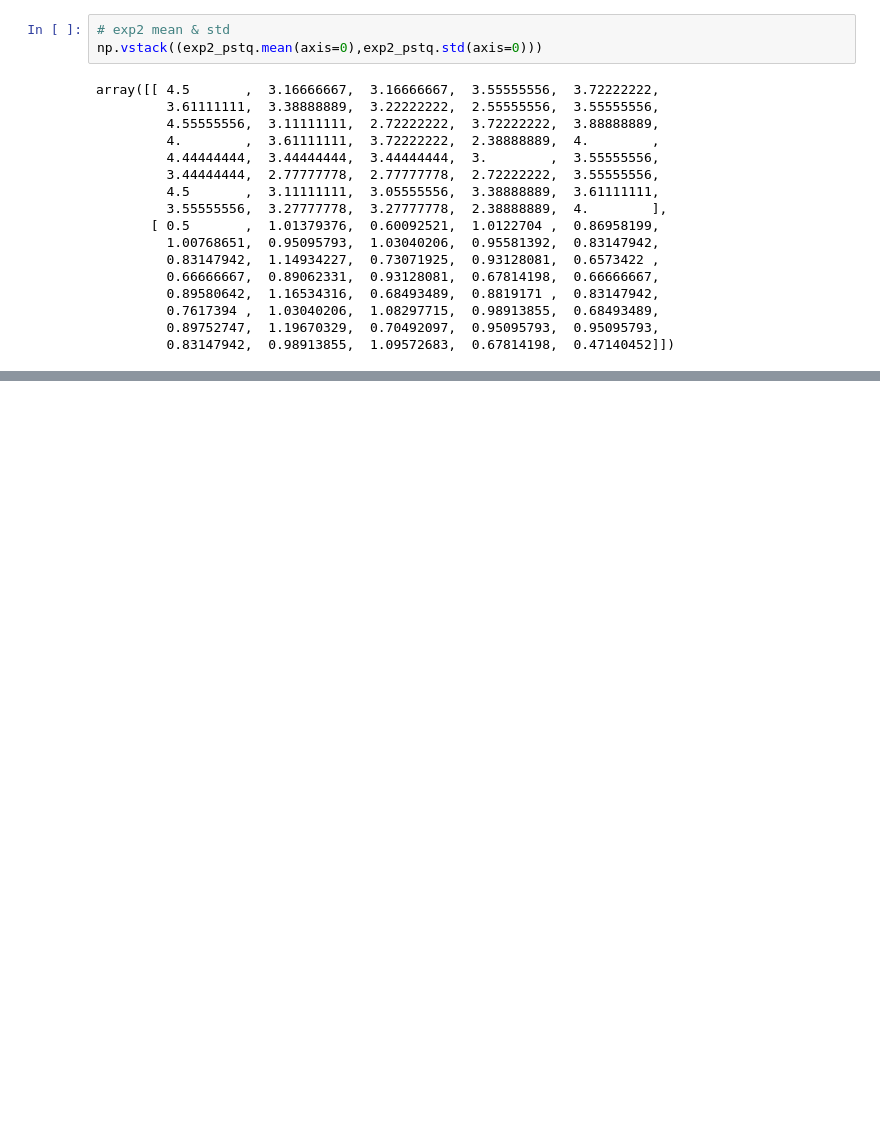
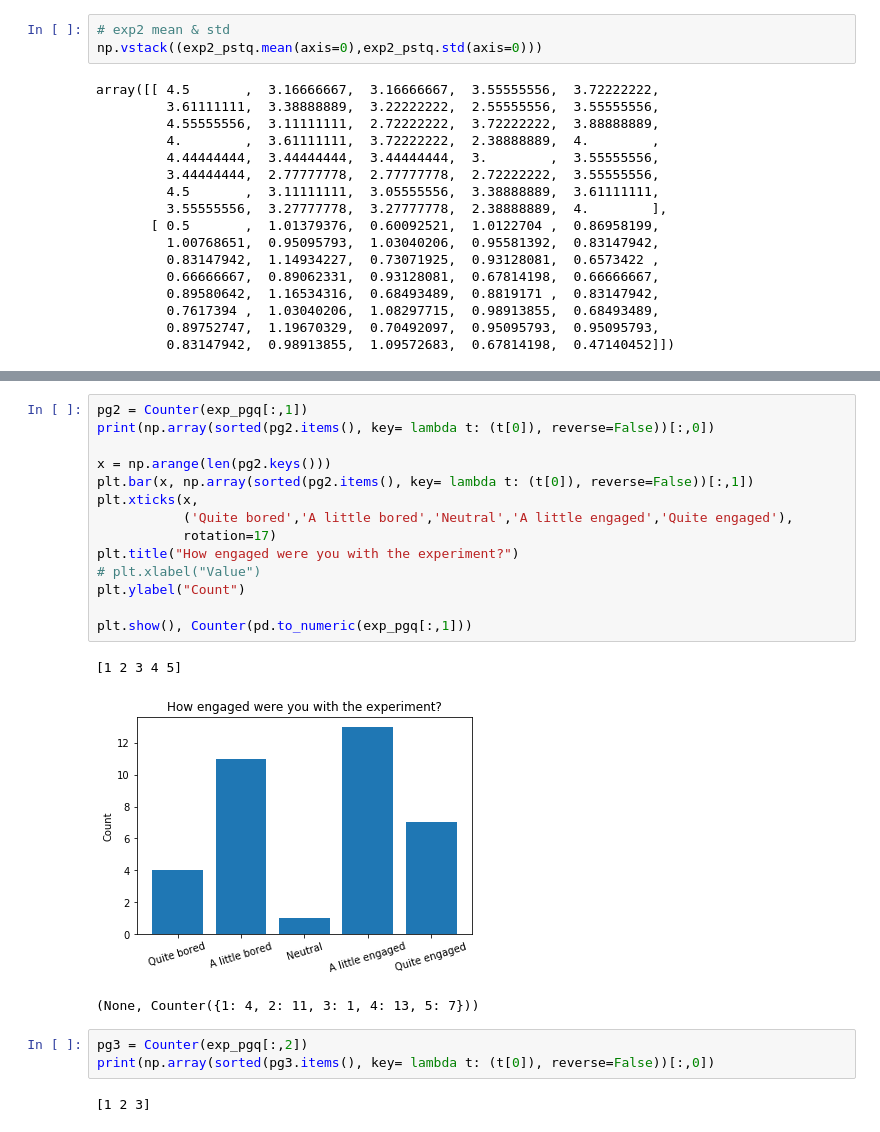
Before and after one commit to Kai-Monash/code, a Jupyter notebook: static_tests.ipynb, the cells around one changed output, grey strips where cells are left out. Drawn from its saved outputs; the diff is of its cells as text; blank space fills up the shorter version.

```diff
--- a/static_tests.ipynb
+++ b/static_tests.ipynb
@@ -783,0 +807,23 @@ array([[ 4.5       ,  3.16666667,  3.16666667,  3.55555556,  3.72222222,
+# %%
+pg2 = Counter(exp_pgq[:,1])
+print(np.array(sorted(pg2.items(), key= lambda t: (t[0]), reverse=False))[:,0])
+
+x = np.arange(len(pg2.keys()))
+plt.bar(x, np.array(sorted(pg2.items(), key= lambda t: (t[0]), reverse=False))[:,1])
+plt.xticks(x,
+           ('Quite bored','A little bored','Neutral','A little engaged','Quite engaged'),
+           rotation=17)
+plt.title("How engaged were you with the experiment?")
+# plt.xlabel("Value")
+plt.ylabel("Count")
+
+plt.show(), Counter(pd.to_numeric(exp_pgq[:,1]))
+# %% [output]
+[1 2 3 4 5]
+[figure, added]
+(None, Counter({1: 4, 2: 11, 3: 1, 4: 13, 5: 7}))
+# %%
+pg3 = Counter(exp_pgq[:,2])
+print(np.array(sorted(pg3.items(), key= lambda t: (t[0]), reverse=False))[:,0])
+# %% [output]
+[1 2 3]
```
Also changed, not shown: parts of 13 cells of this notebook, 2 other files.
